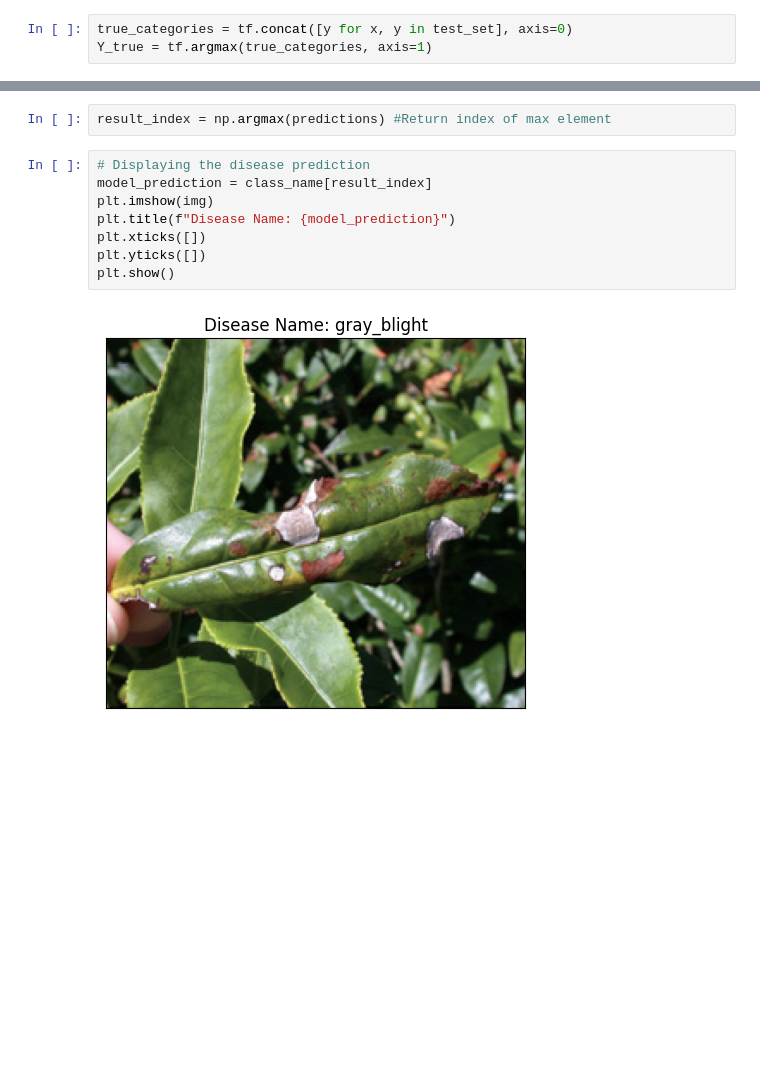
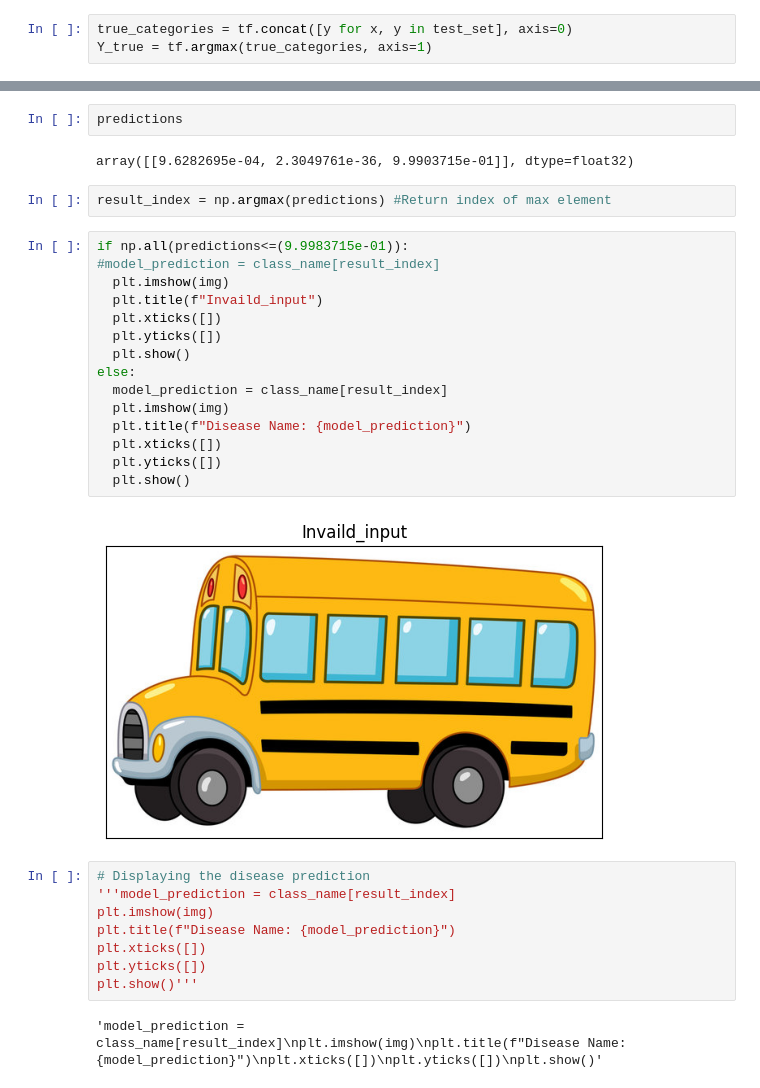
Before and after one commit to priyanka-maz/crop-disease, a Jupyter notebook: training/tea_prediction(testing).ipynb, the cells around one changed output, grey strips where cells are left out. Drawn from its saved outputs; the diff is of its cells as text; blank space fills up the shorter version.

```diff
--- a/training/tea_prediction(testing).ipynb
+++ b/training/tea_prediction(testing).ipynb
@@ -87,12 +87,33 @@ predictions = loaded_model.predict(input_arr)
+# %%
+predictions
+# %% [output]
+array([[9.6282695e-04, 2.3049761e-36, 9.9903715e-01]], dtype=float32)
 # %%
 result_index = np.argmax(predictions) #Return index of max element
+# %%
+if np.all(predictions<=(9.9983715e-01)):
+#model_prediction = class_name[result_index]
+  plt.imshow(img)
+  plt.title(f"Invaild_input")
+  plt.xticks([])
+  plt.yticks([])
+  plt.show()
+else:
+  model_prediction = class_name[result_index]
+  plt.imshow(img)
+  plt.title(f"Disease Name: {model_prediction}")
+  plt.xticks([])
+  plt.yticks([])
+  plt.show()
+# %% [output]
+[figure, added]
 # %%
 # Displaying the disease prediction
-model_prediction = class_name[result_index]
+'''model_prediction = class_name[result_index]
 plt.imshow(img)
 plt.title(f"Disease Name: {model_prediction}")
 plt.xticks([])
 plt.yticks([])
-plt.show()
+plt.show()'''
 # %% [output]
-[figure, removed]
+'model_prediction = class_name[result_index]\nplt.imshow(img)\nplt.title(f"Disease Name: {model_prediction}")\nplt.xticks([])\nplt.yticks([])\nplt.show()'
```
Also changed, not shown: parts of 2 cells of this notebook, 2 other files.
